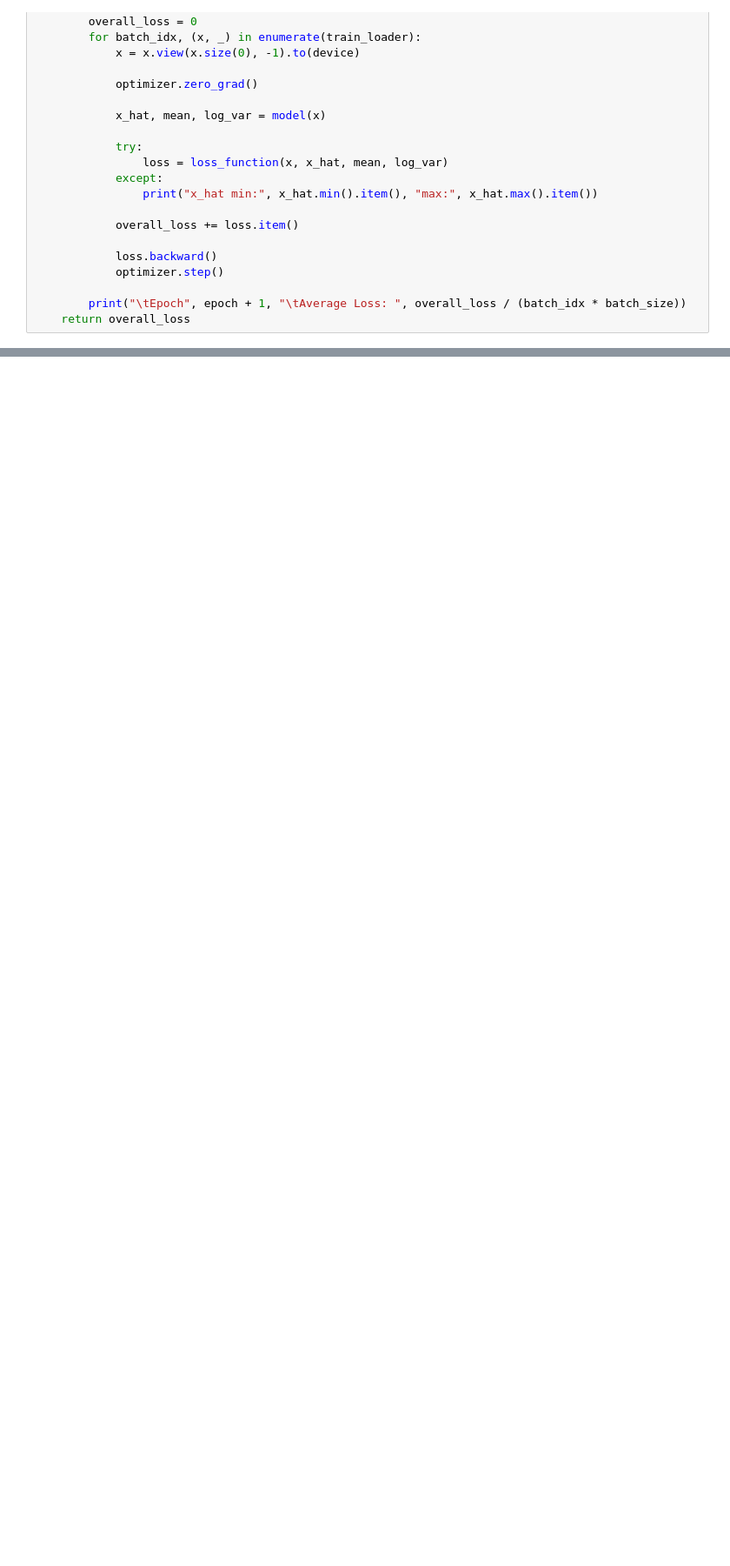
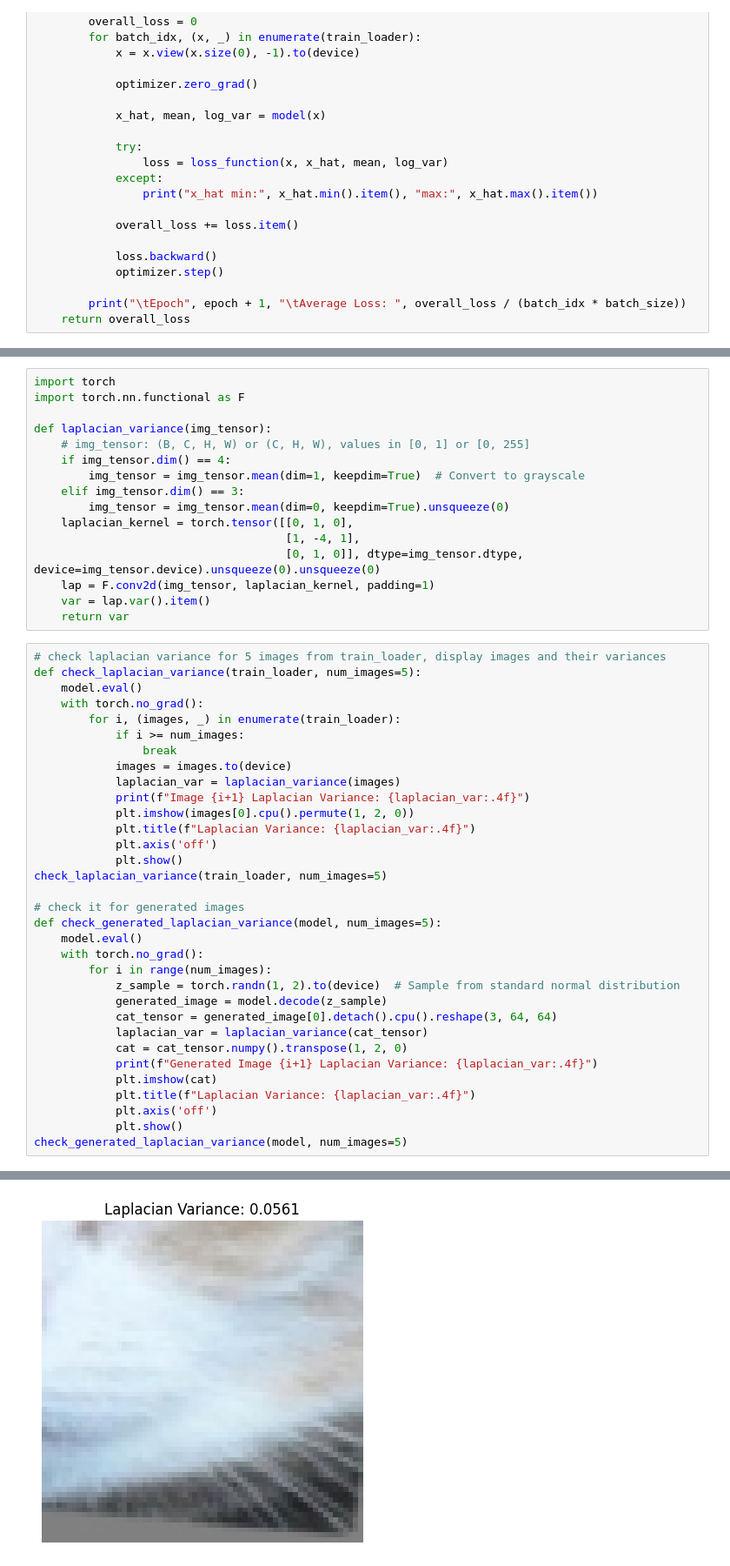
Before and after one commit to andrmdmd/DeepLearningImageGeneration, a Jupyter notebook: notebooks/VAE.ipynb, the cells around one changed output, grey strips where cells are left out. Shown at 87% size. Saved outputs shown, nothing was run; the diff lists cells and outputs as text; blank space fills up the shorter version.

```diff
--- a/notebooks/VAE.ipynb
+++ b/notebooks/VAE.ipynb
@@ -234,0 +236,50 @@ plot_latent_space(model)
+# %%
+import torch
+import torch.nn.functional as F
+
+def laplacian_variance(img_tensor):
+    # img_tensor: (B, C, H, W) or (C, H, W), values in [0, 1] or [0, 255]
+    if img_tensor.dim() == 4:
+        img_tensor = img_tensor.mean(dim=1, keepdim=True)  # Convert to grayscale
+    elif img_tensor.dim() == 3:
+        img_tensor = img_tensor.mean(dim=0, keepdim=True).unsqueeze(0)
+    laplacian_kernel = torch.tensor([[0, 1, 0],
+                                     [1, -4, 1],
+                                     [0, 1, 0]], dtype=img_tensor.dtype, device=img_tensor.device).unsqueeze(0).unsqueeze(0)
+    lap = F.conv2d(img_tensor, laplacian_kernel, padding=1)
+    var = lap.var().item()
+    return var
+# %%
+# check laplacian variance for 5 images from train_loader, display images and their variances
+def check_laplacian_variance(train_loader, num_images=5):
+    model.eval()
+    with torch.no_grad():
+        for i, (images, _) in enumerate(train_loader):
+            if i >= num_images:
+                break
+            images = images.to(device)
+            laplacian_var = laplacian_variance(images)
+            print(f"Image {i+1} Laplacian Variance: {laplacian_var:.4f}")
+            plt.imshow(images[0].cpu().permute(1, 2, 0))
+            plt.title(f"Laplacian Variance: {laplacian_var:.4f}")
+            plt.axis('off')
+            plt.show()
+check_laplacian_variance(train_loader, num_images=5)
+
+# check it for generated images
+def check_generated_laplacian_variance(model, num_images=5):
+    model.eval()
+    with torch.no_grad():
+        for i in range(num_images):
+            z_sample = torch.randn(1, 2).to(device)  # Sample from standard normal distribution
+            generated_image = model.decode(z_sample)
+            cat_tensor = generated_image[0].detach().cpu().reshape(3, 64, 64)
+            laplacian_var = laplacian_variance(cat_tensor)
+            cat = cat_tensor.numpy().transpose(1, 2, 0)
+            print(f"Generated Image {i+1} Laplacian Variance: {laplacian_var:.4f}")
+            plt.imshow(cat)
+            plt.title(f"Laplacian Variance: {laplacian_var:.4f}")
+            plt.axis('off')
+            plt.show()
+check_generated_laplacian_variance(model, num_images=5)
+# %% [output]
@@ -234,0 +287 @@ plot_latent_space(model)
+[figure, added]
```
Also changed, not shown: parts of 6 cells of this notebook, 13 other files.
